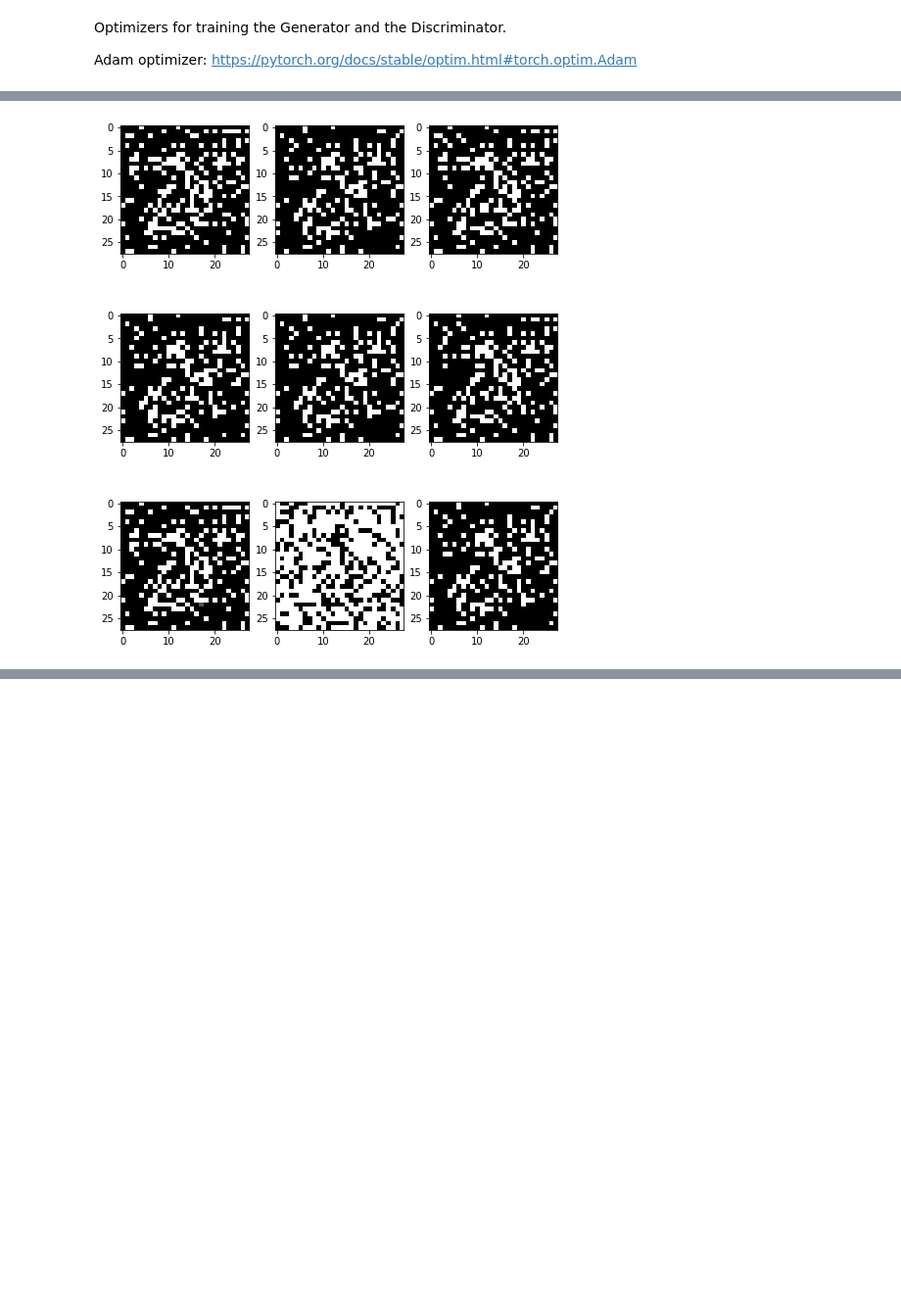
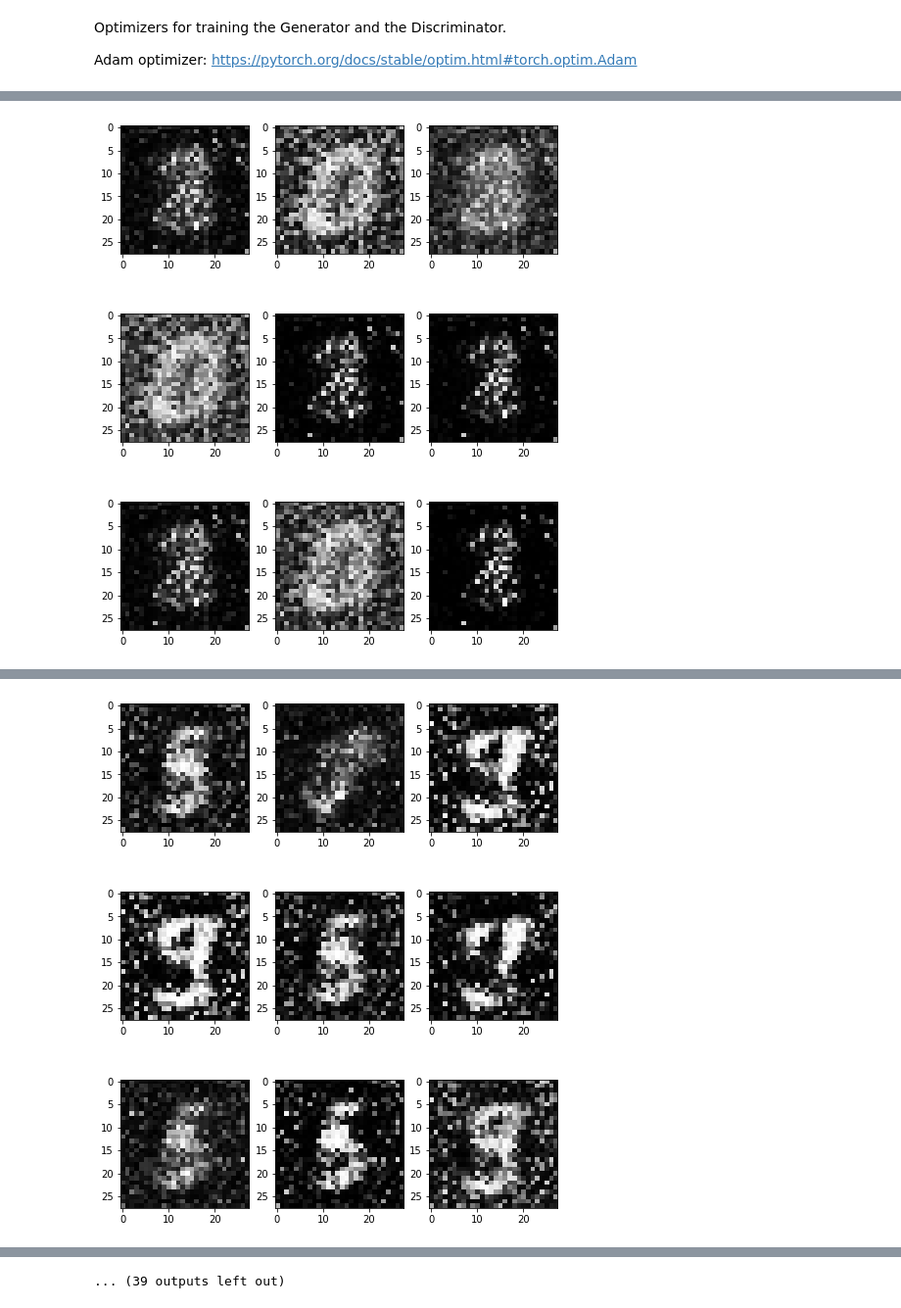
Before and after one commit to hnipun/ColabProjects, a Jupyter notebook: utf_8''assignment_4.ipynb, the cells around one changed output, grey strips where cells are left out. Shown at 98% size. Drawn from its saved outputs; the diff is of its cells as text; code cells hidden in the pictures; blank space fills up the shorter version.

```diff
--- a/utf_8''assignment_4.ipynb
+++ b/utf_8''assignment_4.ipynb
@@ -370,7 +359,7 @@ for epoch in range(epochs):
 
         ## G-STEP:
         ## clear the gradients of the Generator.
-        optimizer_G.step()
+        optimizer_G.zero_grad()
         ## Generate fake images by passing random noise through the Generator.
         fake_images = generator(noise(train_bs, noise_dim))
         ## Estimate logits_fake by passing the fake images through the Discriminator.
@@ -399 +388 @@ G Loss:  2.0689663887023926
-[figure, old version]
+[figure, new version]
@@ -401,0 +393 @@ G Loss:  2.139434814453125
+[figure, added]
@@ -401,0 +414 @@ G Loss:  2.139434814453125
+... (39 outputs left out)
```
Also changed, not shown: parts of 2 cells of this notebook.
